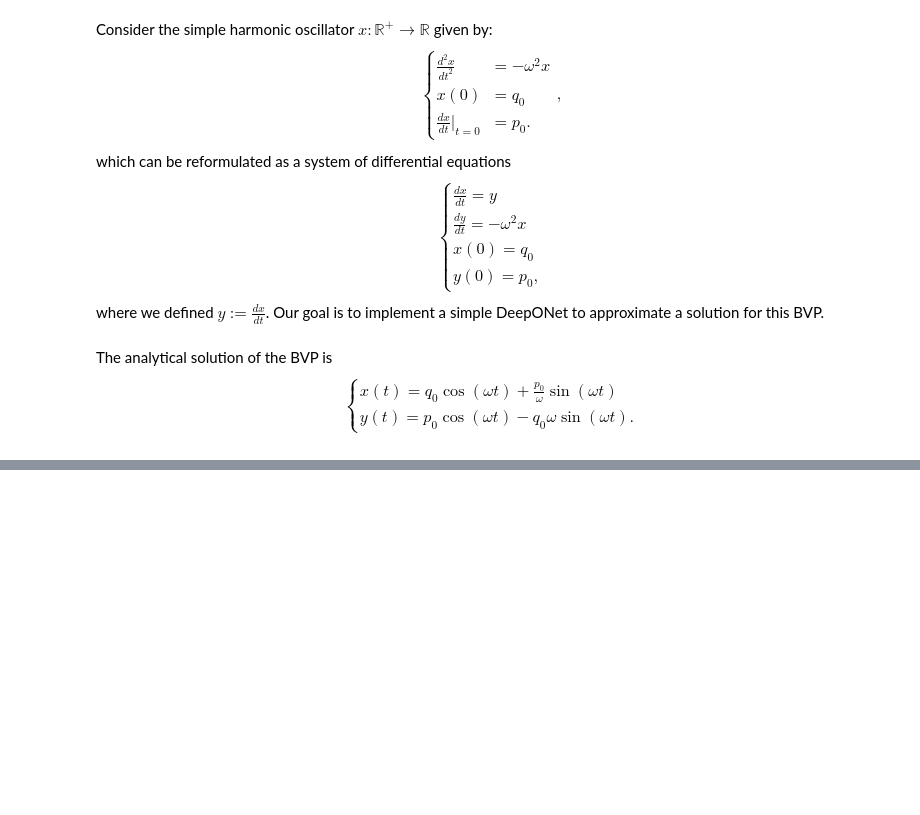
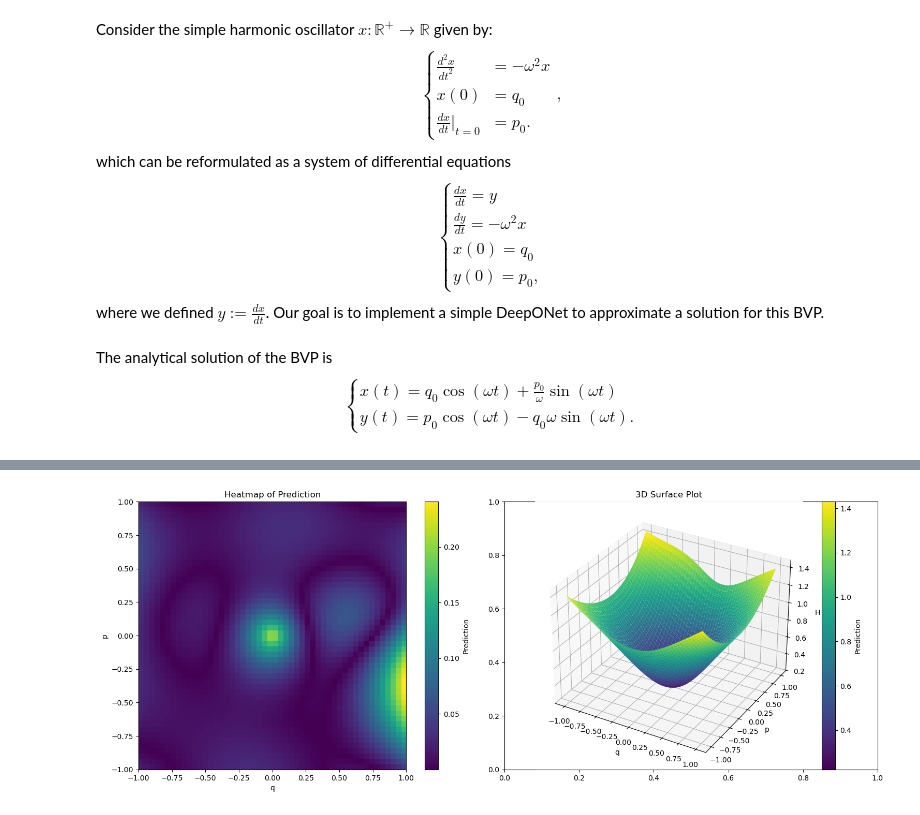
Before and after one commit to johanslettengren/Structure-Preserving-Operator-Learning, a Jupyter notebook: simple_harmonic_oscillator/oscillator.ipynb, the cells around one changed output, grey strips where cells are left out. Cells and saved outputs as stored; diff of their text form; code cells hidden in the pictures; blank space fills up the shorter version.

```diff
--- a/simple_harmonic_oscillator/oscillator.ipynb
+++ b/simple_harmonic_oscillator/oscillator.ipynb
@@ -137,0 +390,57 @@ plt.show()
+# %%
+# Plot model prediction for one omega
+
+# Get model prediction
+
+t = np.zeros((1,1))
+
+num_pts = 50
+grid_points = torch.linspace(-1, 1, num_pts, requires_grad=False, dtype=torch.float32)
+mesh = torch.cartesian_prod(grid_points, grid_points)
+
+H_true = torch.linalg.norm(mesh, dim=-1, keepdim=True).reshape(num_pts, num_pts).detach()
+
+pred = H(mesh).reshape(num_pts, num_pts).detach()
+
+
+
+
+
+
+fig, axes = plt.subplots(1, 2, figsize=(16, 6))
+
+# First subplot: Heatmap
+heatmap = axes[0].imshow(np.abs(pred.numpy() - H_true.numpy()), extent=(-1, 1, -1, 1), origin='lower', cmap='viridis')
+axes[0].set_title("Heatmap of Prediction")
+axes[0].set_xlabel('q')
+axes[0].set_ylabel('p')
+
+# Add colorbar for the heatmap
+plt.colorbar(heatmap, ax=axes[0], label='Prediction')
+
+# Second subplot: Surface plot
+ax = fig.add_subplot(122, projection='3d')
+
+# Create the 2D grid
+X, Y = torch.meshgrid(grid_points, grid_points)
+X = X.numpy()  # Convert torch tensor to numpy for plotting
+Y = Y.numpy()  # Convert torch tensor to numpy for plotting
+Z = pred.numpy()  # Predicted values (also as numpy)
+
+# Plot the surface
+surf = ax.plot_surface(X, Y, Z, cmap='viridis', edgecolor='none')
+
+# Add color bar and labels
+fig.colorbar(surf, ax=ax, label='Prediction')
+ax.set_title("3D Surface Plot")
+ax.set_xlabel('q')
+ax.set_ylabel('p')
+ax.set_zlabel('H')
+
+# Adjust layout
+plt.tight_layout()
+
+# Show the plot
+plt.show()
+# %% [output]
+[figure, added]
```
Also changed, not shown: parts of 13 cells of this notebook, 9 other files.
